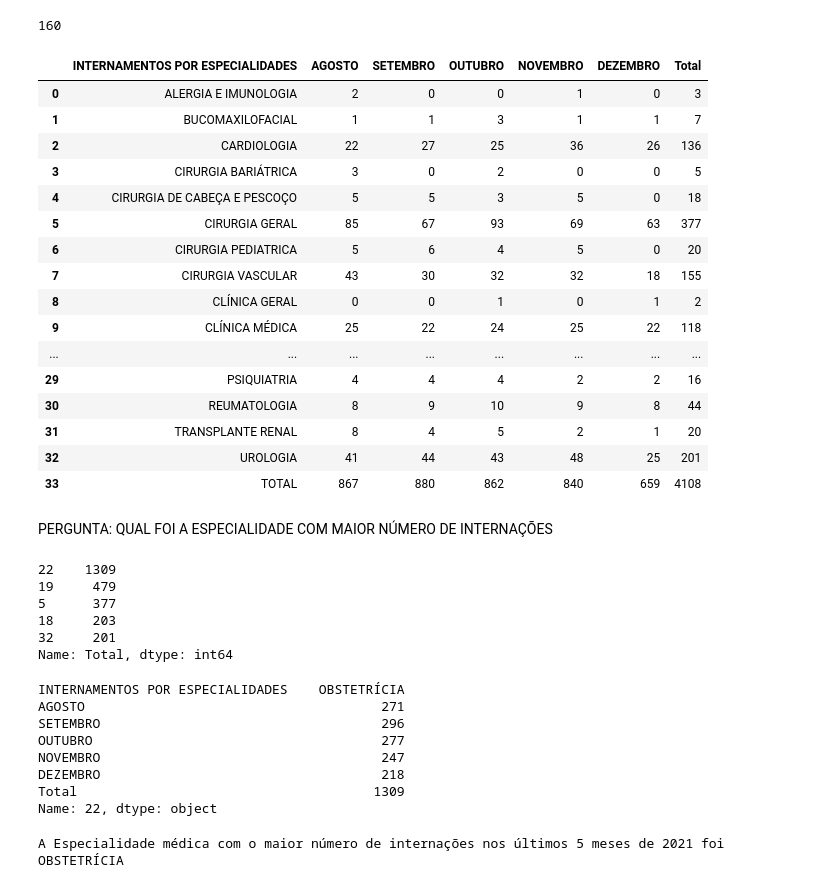
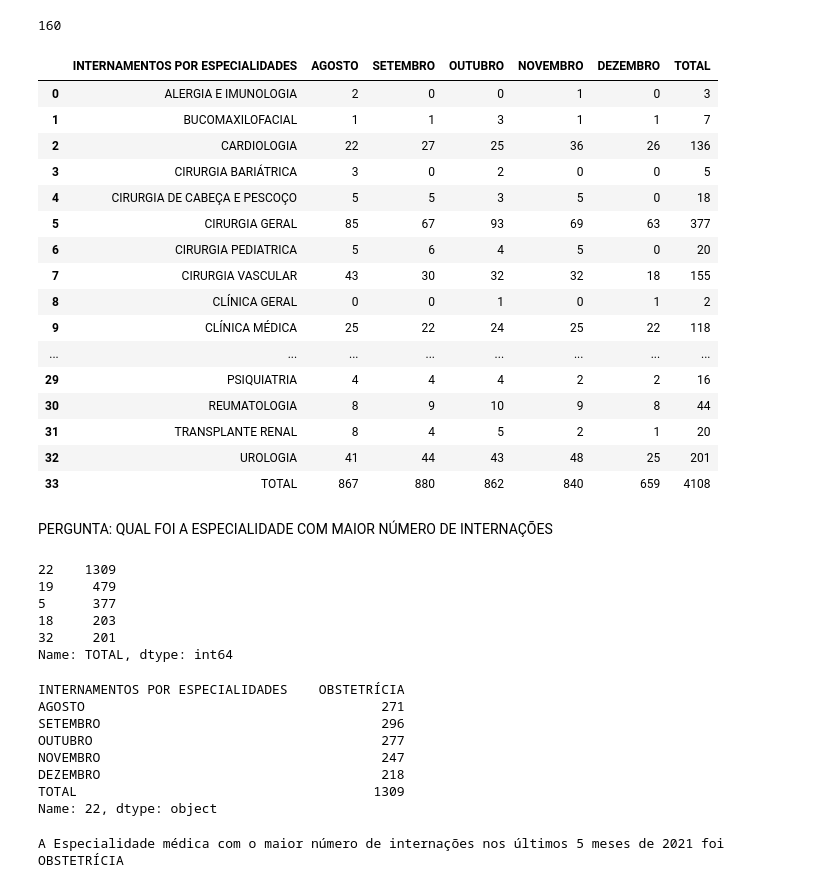
Before and after one commit to marlevek/Analise-Internacoes, a Jupyter notebook: Analise_dados.ipynb, the cells around one changed output. Cells and saved outputs as stored; diff of their text form; code cells hidden in the pictures.

```diff
--- a/Analise_dados.ipynb
+++ b/Analise_dados.ipynb
@@ -55,10 +66,10 @@ internamentos_pediatria
 160
 # %%
 # Criando a coluna Total
-dados['Total'] = dados['AGOSTO'] + dados['SETEMBRO'] + dados['OUTUBRO'] + dados['NOVEMBRO']+ dados['DEZEMBRO']
+dados['TOTAL'] = dados['AGOSTO'] + dados['SETEMBRO'] + dados['OUTUBRO'] + dados['NOVEMBRO']+ dados['DEZEMBRO']
 dados
 # %% [output]
-|  | INTERNAMENTOS POR ESPECIALIDADES | AGOSTO | SETEMBRO | OUTUBRO | NOVEMBRO | DEZEMBRO | Total |
+|  | INTERNAMENTOS POR ESPECIALIDADES | AGOSTO | SETEMBRO | OUTUBRO | NOVEMBRO | DEZEMBRO | TOTAL |
 | 0 | ALERGIA E IMUNOLOGIA | 2 | 0 | 0 | 1 | 0 | 3 |
 | 1 | BUCOMAXILOFACIAL | 1 | 1 | 3 | 1 | 1 | 7 |
 | 2 | CARDIOLOGIA | 22 | 27 | 25 | 36 | 26 | 136 |
@@ -79,7 +90,7 @@ dados
 PERGUNTA: QUAL FOI A ESPECIALIDADE COM MAIOR NÚMERO DE INTERNAÇÕES
 # %%
 # MOSTRANDO OS TOP 5 EM INTERNAÇÕES
-top5 = dados['Total'][0:33].sort_values(ascending=False).head()
+top5 = dados['TOTAL'][0:33].sort_values(ascending=False).head()
 top5
 # %% [output]
 22    1309
@@ -87,7 +98,7 @@ top5
 5      377
 18     203
 32     201
-Name: Total, dtype: int64
+Name: TOTAL, dtype: int64
 # %%
 # Qual é a especialidade com índice 22, que é a que maior número de internações teve nos últimos 5 meses de 2021?
 dados.loc[22]
@@ -98,7 +109,7 @@ SETEMBRO                                    296
 OUTUBRO                                     277
 NOVEMBRO                                    247
 DEZEMBRO                                    218
-Total                                      1309
+TOTAL                                      1309
 Name: 22, dtype: object
 # %%
 print(f'A Especialidade médica com o maior número de internações nos últimos 5 meses de 2021 foi {dados["INTERNAMENTOS POR ESPECIALIDADES"][22]}')
```
Also changed, not shown: parts of 8 cells of this notebook.
